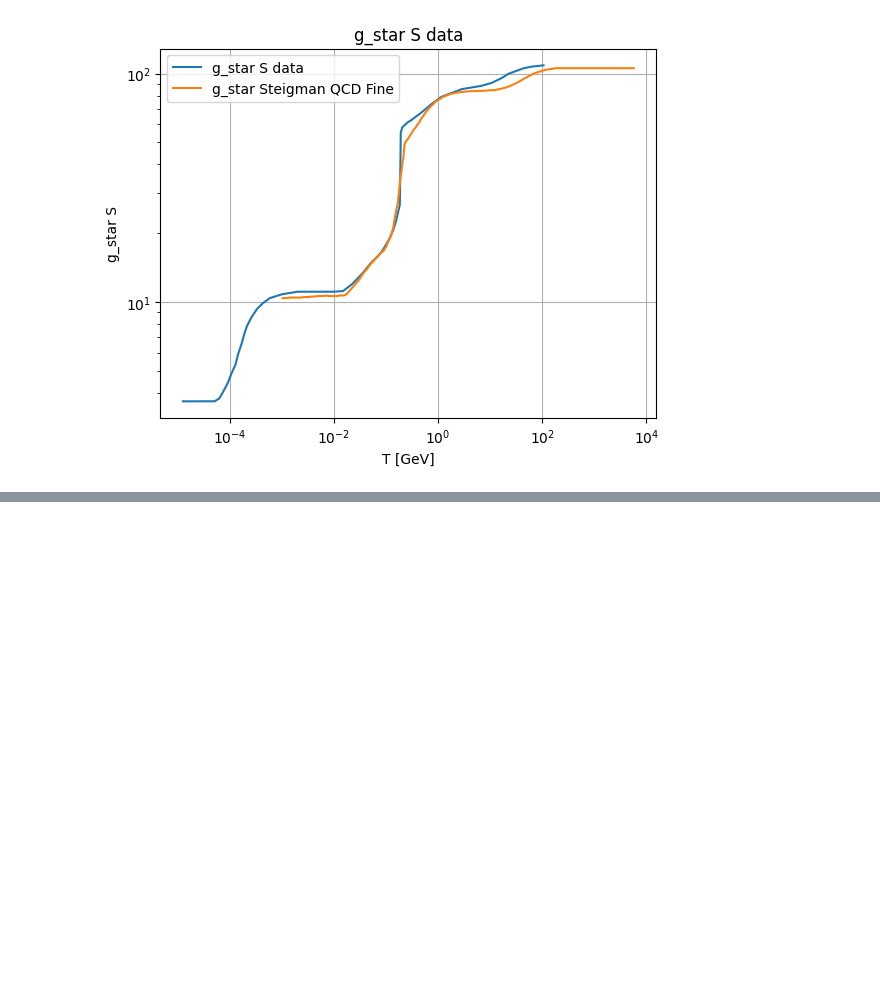
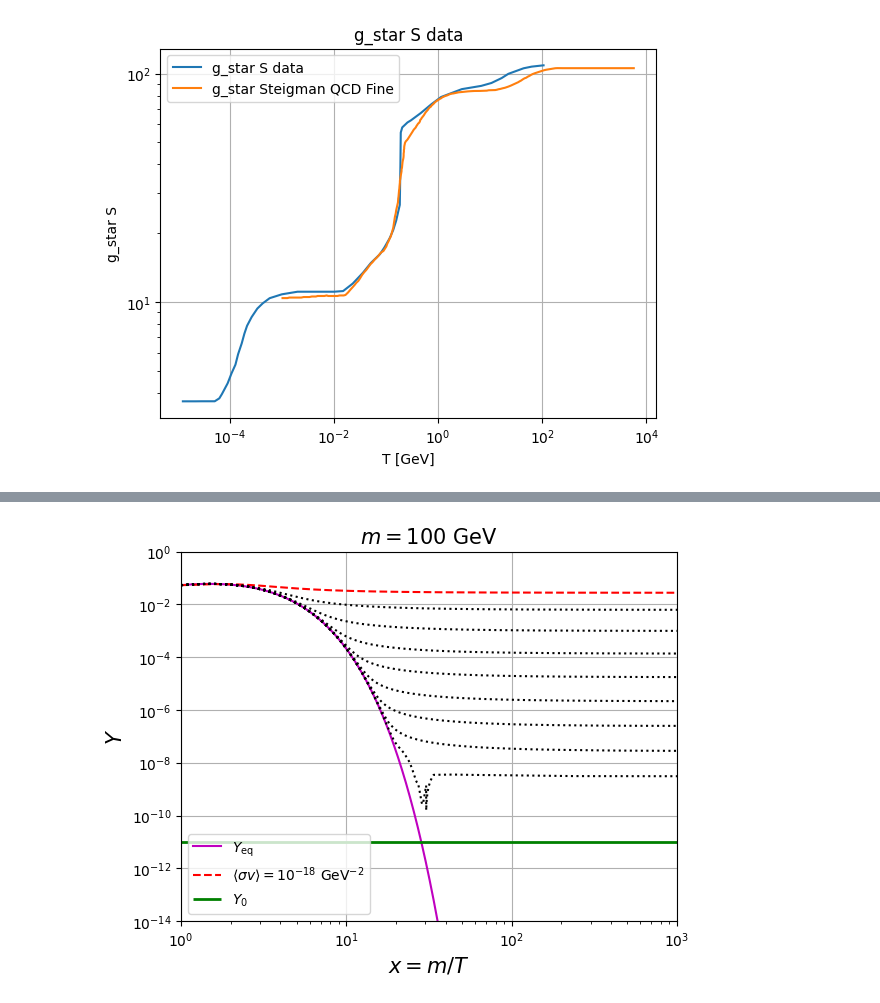
Before and after one commit to nico0407/DM-freeze-out, a Jupyter notebook: g_star.ipynb, the cells around one changed output, grey strips where cells are left out. Cells and saved outputs as stored; diff of their text form; code cells hidden in the pictures; blank space fills up the shorter version.

```diff
--- a/g_star.ipynb
+++ b/g_star.ipynb
@@ -91,0 +110,14 @@ plt.show()
+# %%
+global k
+k=1
+#fk=lambda sigmav: np.sqrt(np.pi*(Mp**2)/45)*m*sigmav  #starting to build the dY/dx
+
+def fk(sigmav):
+    return np.sqrt(np.pi*(Mp**2)/45)*m*sigmav
+# %%
+def g_star(x,m=100):
+    for i in range(len(T1)):
+        for j in range(len(X)):
+            if T1[i]<X[j]:
+                return np.sqrt(X[i])
+                break
@@ -91,0 +179,67 @@ plt.show()
+# %%
+def BE(Y,x):
+    return -(Y**2-Yeq(x)**2)*BEx(x)*np.sqrt(g_star(x))   #putting together the things to have the right formula
+
+#THESE FUNCTIONS HAVE BEEN CREATED TO ACHIVE THE COMPLETE FORMULA FOR THE dY/dx
+# %%
+xx=np.logspace(np.log10(1),np.log10(1000),1000)
+plt.loglog(xx,Yeq(xx),'m',label=r'$Y_{\rm eq}$')
+
+
+
+
+k=fk(sigmav=1E-18)
+x=np.logspace(np.log10(1),np.log10(1000),10000)
+Y=integrate.odeint(BE,Yeq(x[0]),x)
+plt.loglog(x,Y,'r--',label=r'$\langle \sigma v \rangle = 10^{-18}\ {\rm GeV}^{-2}$')
+
+k=fk(sigmav=1E-17)
+Y=integrate.odeint(BE,Yeq(x[0]),x)
+plt.loglog(x,Y,'k:')
+
+k=fk(sigmav=1E-16)
+Y=integrate.odeint(BE,Yeq(x[0]),x)
+plt.loglog(x,Y,'k:')
+
+k=fk(sigmav=1E-15)
+Y=integrate.odeint(BE,Yeq(x[0]),x)
+plt.loglog(x,Y,'k:')
+
+k=fk(sigmav=1E-14)
+Y=integrate.odeint(BE,Yeq(x[0]),x)
+plt.loglog(x,Y,'k:')
+
+k=fk(sigmav=1E-13)
+Y=integrate.odeint(BE,Yeq(x[0]),x)
+plt.loglog(x,Y,'k:')
+
+k=fk(sigmav=1E-12)
+Y=integrate.odeint(BE,Yeq(x[0]),x)
+plt.loglog(x,Y,'k:')
+
+k=fk(sigmav=1E-11)
+Y=integrate.odeint(BE,Yeq(x[0]),x)
+plt.loglog(x,Y,'k:')
+
+k=fk(sigmav=1E-10)
+Y=integrate.odeint(BE,Yeq(x[0]),x)
+plt.loglog(x,Y,'k:')
+
+
+
+
+plt.hlines(1E-11,1,1000,linestyles='-',color='g',lw=2,label='$Y_0$')    #THAT'S THE HORIZONTAL LINE IN PURPLE.
+                                                                #REFERS TO THE RIGHT EXPERIMENTAL ABOUNDANCE
+
+
+plt.ylim(1E-14,1)
+plt.xlim(1,1000)
+plt.xlabel('$x = m/T$', size= 15)
+plt.ylabel('$Y$', size= 15)
+plt.title('$m = 100$ GeV', size= 15)
+plt.legend()
+plt.grid()
+
+# x grows in time means that the temperature decrease
+# %% [output]
+[figure, added]
```
Also changed, not shown: parts of 13 cells of this notebook.
